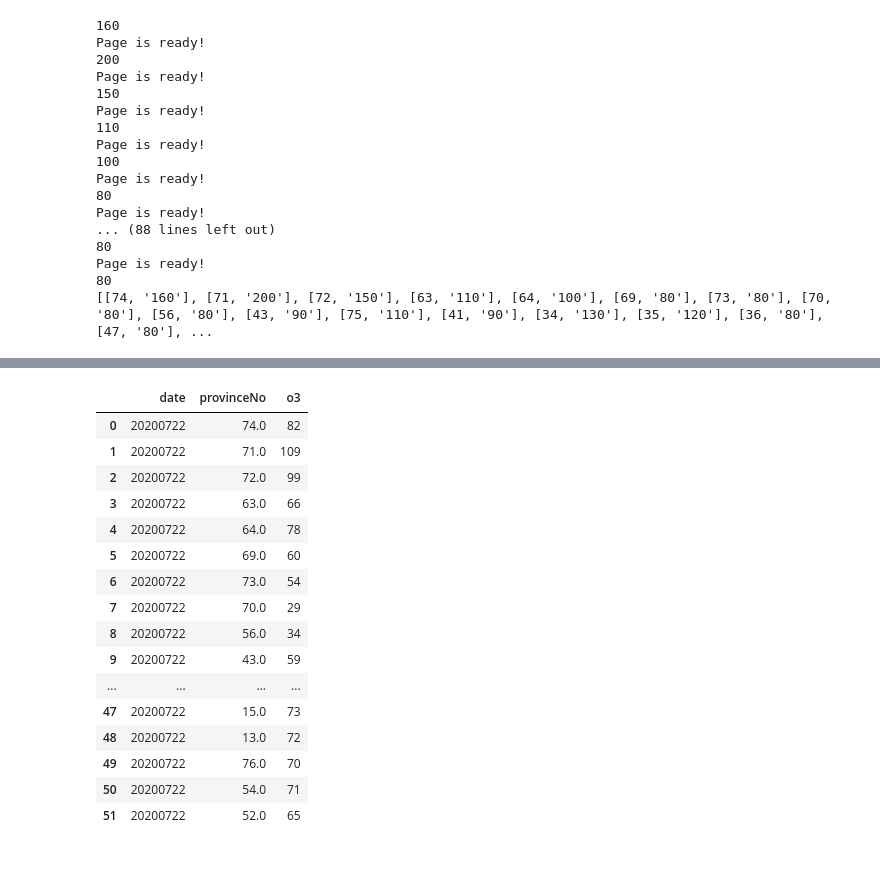
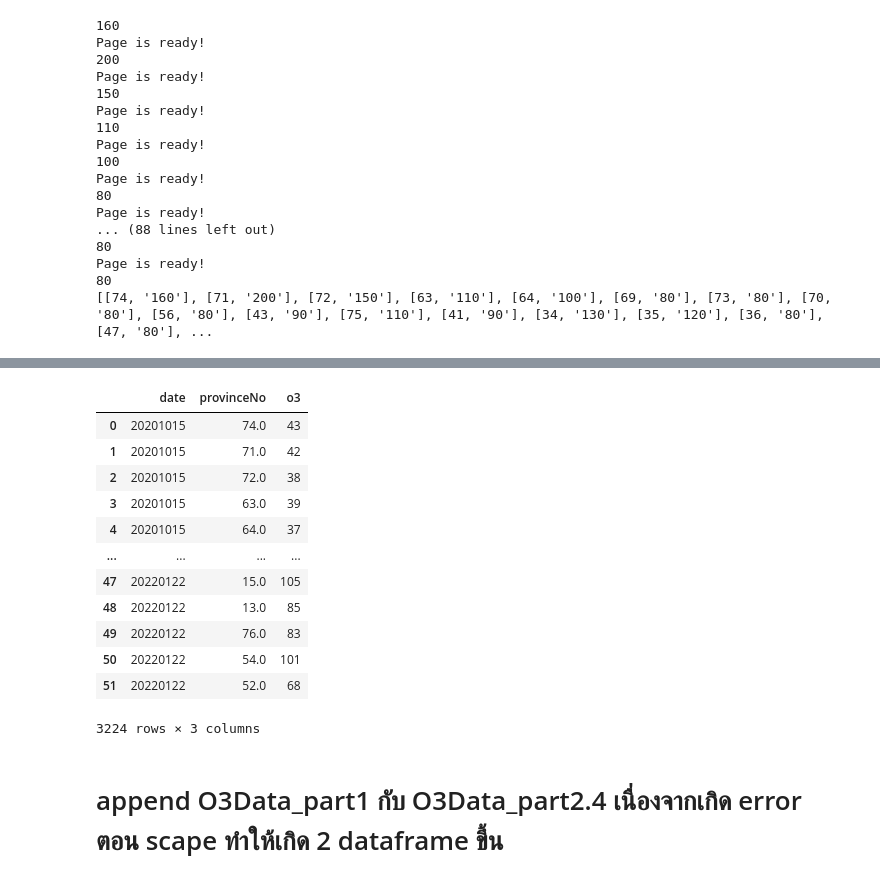
Before and after one commit to Peemajoke/DataSciProject2, a Jupyter notebook: Code/ScrapeData.ipynb, the cells around one changed output, grey strips where cells are left out. Saved outputs shown, nothing was run; the diff lists cells and outputs as text; code cells hidden in the pictures.

Commit message:
Update ScrapeData logic and O3scraped Data delivery Co-authored-by: Aofff <aof18794@users.noreply.github.com> Co-authored-by: pakornyodkab <pakornyodkab@users.noreply.github.com>

```diff
--- a/Code/ScrapeData.ipynb
+++ b/Code/ScrapeData.ipynb
@@ -97,17 +97,31 @@ def findStuff(date,type):
         ozoneValue = driver.find_elements_by_css_selector(f'a[href={key}]')[0]
         driver.execute_script("arguments[0].click();", ozoneValue)
         try:
-            WebDriverWait(driver, 5).until(EC.presence_of_element_located((By.CSS_SELECTOR, f'a[class="qo am zh"][href="{key}"]')))
+            # WebDriverWait(driver, 15).until(EC.presence_of_element_located((By.CSS_SELECTOR, f'a[href={key}]')))
+            WebDriverWait(driver, 10).until(EC.presence_of_element_located((By.CSS_SELECTOR, f'a[class="qo am zh"][href="{key}"]')))
             # WebDriverWait(driver,10).until(EC.presence_of_element_located(driver.find_elements_by_css_selector(f'a[class="qo am zh"][href="{key}"]')[0]))
         except:
-            print("not found href")
-        time.sleep(2)
-        ozoneValue = driver.find_elements_by_css_selector(f'a[class="qo am zh"][href="{key}"]')[0]
+            print("not found href 1")
+            # try:
+            #     WebDriverWait(driver, 15).until(EC.presence_of_element_located((By.CSS_SELECTOR, f'a[class="qo am i zh"][href="{key}"]')))
+            # except:
+            #     print("not found href 2")
+        time.sleep(1)
+        ozoneValue = driver.find_elements_by_css_selector(f'a[href={key}]')
+        realOzoneValue=ozoneValue[-1]
+        for e in ozoneValue:
+            testValue = e.get_attribute("data-value")
+            if(testValue!=None):
+                realOzoneValue=e
+                break
+            else:
+                print(testValue)
+        # ozoneValue = driver.find_elements_by_css_selector(f'a[href={key}]')[0]
         #print("------------------")
         # print(ozoneValue.text)
         # print(ozoneValue.get_attribute('style'))
-        scrapedValue.append([value[0],ozoneValue.get_attribute('data-value').split(" ")[0]])
-        print(ozoneValue.get_attribute('data-value').split(" ")[0])
+        scrapedValue.append([value[0],realOzoneValue.get_attribute('data-value').split(" ")[0]])
+        print(realOzoneValue.get_attribute('data-value').split(" ")[0])
     return scrapedValue
 # %%
 yearList = ["2020","2021","2022"]
@@ -205,11 +220,10 @@ dfO3 = pd.DataFrame(df_struct)
 # %%
-o3Result={}
-initialDate = "20200722" #1 8 15 22
+initialDate = "20211215" #1 8 15 22 20200722
 
 date = initialDate
 
 while date <= "20220122": #"20220122"
-    scrapedValue = findStuff("20200720","o3")
+    scrapedValue = findStuff(date,"o3") #"20200720"
     print(scrapedValue)
     o3Result[date] = scrapedValue
 
@@ -245,20 +344,20 @@ Page is ready!
+# %%
+dfO3
+# %% [output]
+|  | date | provinceNo | o3 |
+| 0 | 20201015 | 74.0 | 43 |
+| 1 | 20201015 | 71.0 | 42 |
+| 2 | 20201015 | 72.0 | 38 |
+| 3 | 20201015 | 63.0 | 39 |
+| 4 | 20201015 | 64.0 | 37 |
+| ... | ... | ... | ... |
+| 47 | 20220122 | 15.0 | 105 |
+| 48 | 20220122 | 13.0 | 85 |
+| 49 | 20220122 | 76.0 | 83 |
+| 50 | 20220122 | 54.0 | 101 |
+| 51 | 20220122 | 52.0 | 68 |
+3224 rows × 3 columns
 # %%
-dfO3.to_csv('../Data/O3Data.csv')
+dfO3.to_csv('../Data/O3Data_part2.4.csv')
-# %% [output]
-|  | date | provinceNo | o3 |
-| 0 | 20200722 | 74.0 | 82 |
-| 1 | 20200722 | 71.0 | 109 |
-| 2 | 20200722 | 72.0 | 99 |
-| 3 | 20200722 | 63.0 | 66 |
-| 4 | 20200722 | 64.0 | 78 |
-| 5 | 20200722 | 69.0 | 60 |
-| 6 | 20200722 | 73.0 | 54 |
-| 7 | 20200722 | 70.0 | 29 |
-| 8 | 20200722 | 56.0 | 34 |
-| 9 | 20200722 | 43.0 | 59 |
-| ... | ... | ... | ... |
-| 47 | 20200722 | 15.0 | 73 |
-| 48 | 20200722 | 13.0 | 72 |
-| 49 | 20200722 | 76.0 | 70 |
-| 50 | 20200722 | 54.0 | 71 |
-| 51 | 20200722 | 52.0 | 65 |
+# %% [markdown]
+# append O3Data_part1 กับ O3Data_part2.4 เนื่องจากเกิด error ตอน scape ทำให้เกิด 2 dataframe ขึ้น
```
Also changed, not shown: parts of 5 cells of this notebook, 1 other file.
